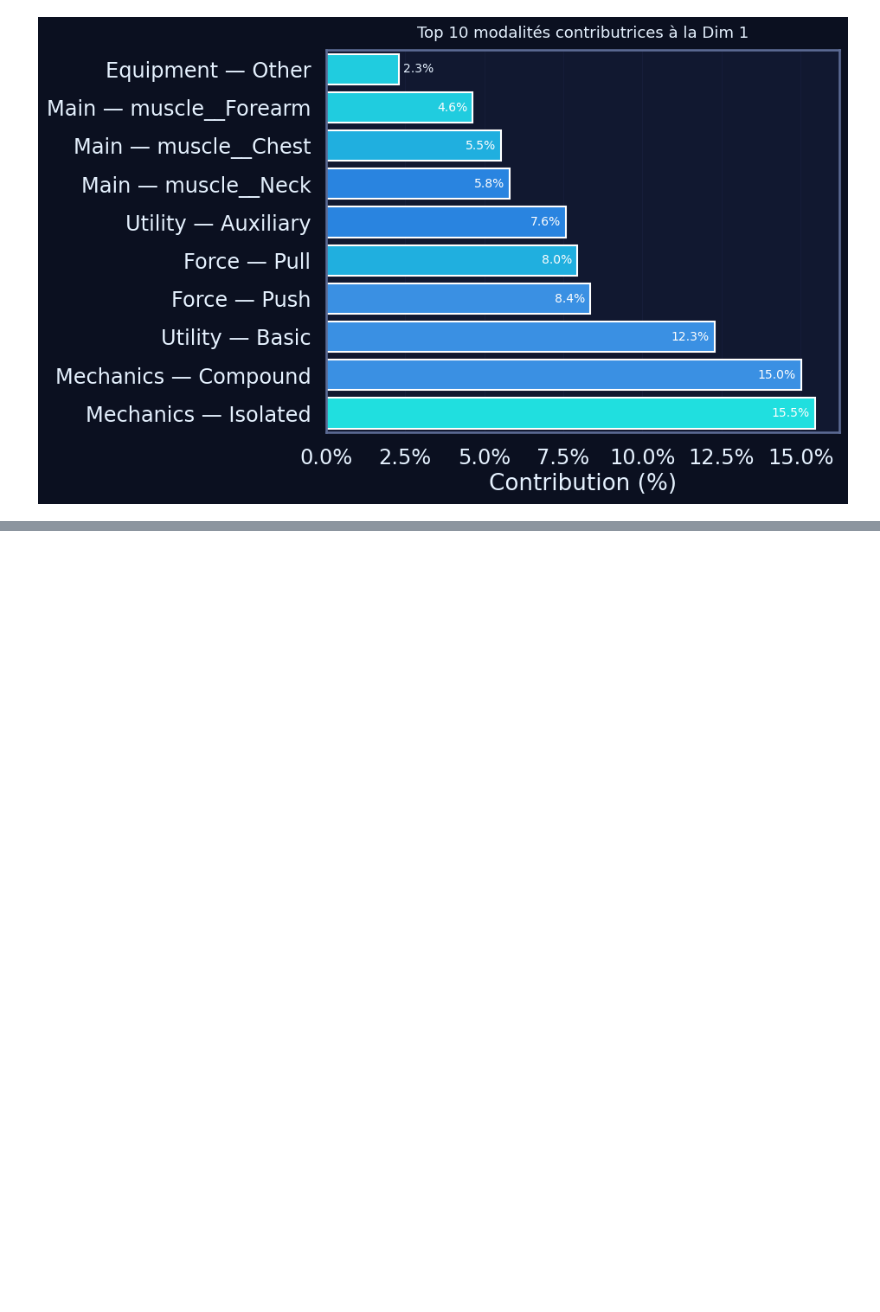
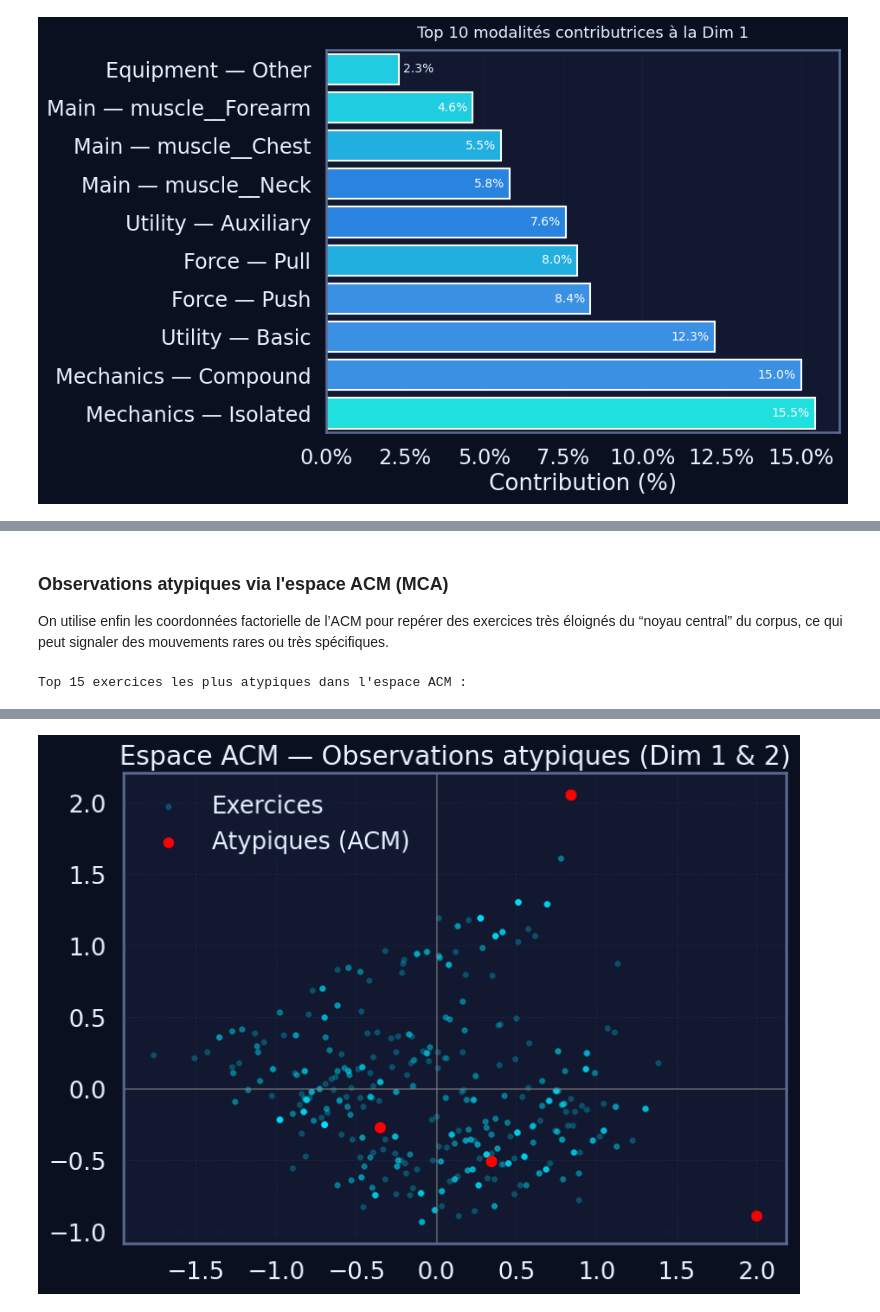
Before and after one commit to happy-developer/train.me, a Jupyter notebook: src/notebooks/eda/gym_exercises_dataset/eda_gym_exercises_dataset.ipynb, the cells around one changed output, grey strips where cells are left out. Saved outputs shown, nothing was run; the diff lists cells and outputs as text; code cells hidden in the pictures; blank space fills up the shorter version.

Commit message:
EDA - gym_exercises_dataset - Détection d’anomalies et valeurs extrêmes

```diff
--- a/src/notebooks/eda/gym_exercises_dataset/eda_gym_exercises_dataset.ipynb
+++ b/src/notebooks/eda/gym_exercises_dataset/eda_gym_exercises_dataset.ipynb
@@ -1154,0 +1359,64 @@ Passing `palette` without assigning `hue` is deprecated and will be removed in v
+# %% [markdown]
+### Observations atypiques via l'espace ACM (MCA)
+
+On utilise enfin les coordonnées factorielle de l’ACM pour repérer des
+exercices très éloignés du “noyau central” du corpus, ce qui peut
+signaler des mouvements rares ou très spécifiques.
+# %%
+# Vérification rapide
+assert "mca" in globals(), "L'objet 'mca' doit être défini dans la section ACM."
+assert "df_acm" in globals(), "Le DataFrame 'df_acm' doit être défini dans la section ACM."
+
+# Coordonnées des individus dans l'espace factoriel
+coords = mca.transform(df_acm)
+
+# Distance euclidienne à l'origine (axes principaux)
+dist = np.sqrt((coords**2).sum(axis=1))
+dist.name = "acm_distance"
+
+# On ajoute la distance au DataFrame original pour inspection
+df_acm_outliers = df.copy()
+df_acm_outliers["acm_distance"] = dist
+
+# Top exercices les plus éloignés
+top_k = 15
+acm_outliers = df_acm_outliers.sort_values("acm_distance", ascending=False).head(top_k)
+
+print(f"Top {top_k} exercices les plus atypiques dans l'espace ACM :")
+display(
+    acm_outliers[
+        [
+            "Exercise Name",
+            "Equipment",
+            "Main_muscle",
+            "Utility",
+            "Mechanics",
+            "Force",
+            "Difficulty (1-5)",
+            "acm_distance",
+        ]
+    ]
+)
+
+# Visualisation simple (Dim 1 & 2) avec mise en évidence des points extrêmes
+coords_2d = coords.iloc[:, :2]
+coords_2d.columns = ["Dim1", "Dim2"]
+
+plt.figure(figsize=(8, 6))
+plt.scatter(coords_2d["Dim1"], coords_2d["Dim2"], s=10, alpha=0.2, label="Exercices")
+plt.scatter(
+    coords_2d.loc[acm_outliers.index, "Dim1"],
+    coords_2d.loc[acm_outliers.index, "Dim2"],
+    s=40,
+    color="red",
+    label="Atypiques (ACM)",
+)
+plt.axhline(0, color="grey", linewidth=0.8)
+plt.axvline(0, color="grey", linewidth=0.8)
+plt.title("Espace ACM — Observations atypiques (Dim 1 & 2)")
+plt.legend()
+plt.grid(True, linestyle="--", alpha=0.4)
+plt.tight_layout()
+plt.show()
+# %% [output]
+Top 15 exercices les plus atypiques dans l'espace ACM :
@@ -1154,0 +1439 @@ Passing `palette` without assigning `hue` is deprecated and will be removed in v
+[figure, added]
```
Also changed, not shown: parts of 17 cells of this notebook, 1 other file.
